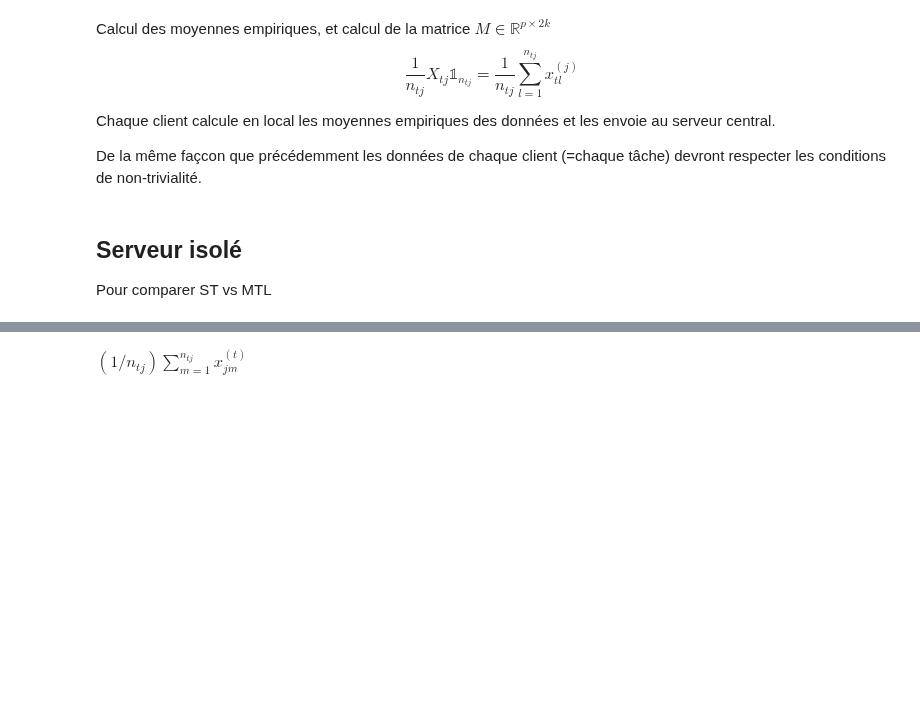
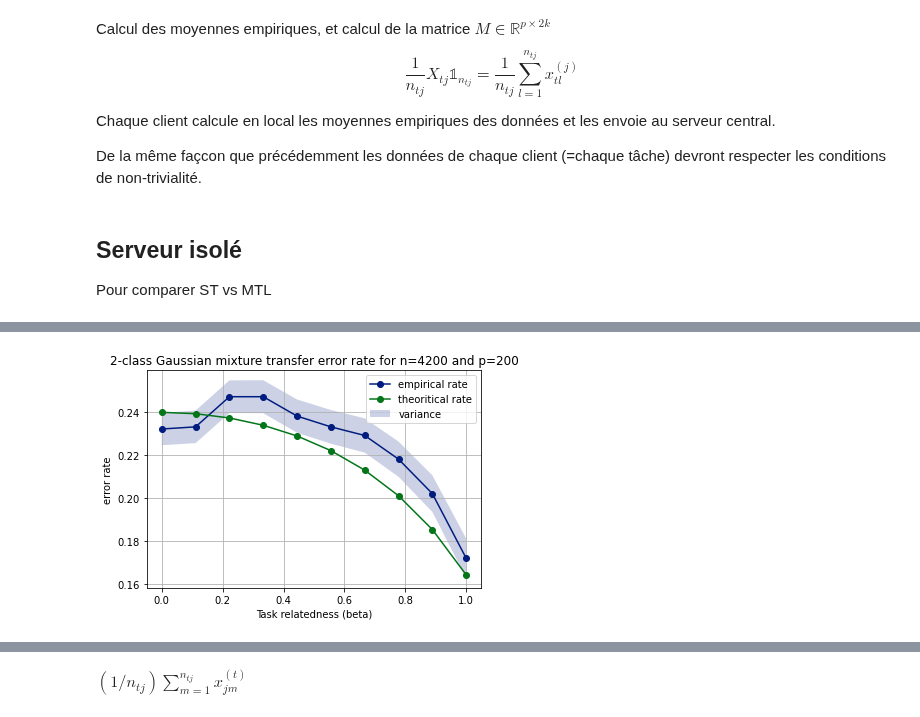
Before and after one commit to Sami-fak/DistributedMTLSPCA, a Jupyter notebook: binary-based_MTL.ipynb, the cells around one changed output, grey strips where cells are left out. Saved outputs shown, nothing was run; the diff lists cells and outputs as text; code cells hidden in the pictures; blank space fills up the shorter version.

```diff
--- a/binary-based_MTL.ipynb
+++ b/binary-based_MTL.ipynb
@@ -653,13 +803,15 @@ Pour comparer ST vs MTL
 # %%
-n = 2000
-p = 100
+n1 = 2000*2
+n2 = 100*2
+n = n1+n2
+p = 100*2
 m = 2
-t = 1
+t = 2
 beta = np.linspace(0,1,10)
-n_t = [[1000, 1000]]
-n_t_test = [[100, 100]]
+n_t = [[int(n1/2),int(n1/2)], [int(n2/2), int(n2/2)]]
+n_t_test = [[500, 500]]
 nt = sum(n_t_test[0])
-emp_rate, th_rate = [], []
+emp_rate, th_rate, var = [], [], []
 
 t_MM1 = []
 t_MM2 = []
@@ -667,59 +819,38 @@ t_SC = []
 t_inf1 = []
 t_inf2 = []
 
+random_state = 100
+
 for b in beta:
     # on crée les données synthétiques
-    mu_1 = np.zeros((p,1))
-    mu_1[0] = 1
-    M = [[mu_1, -mu_1]]
+    M = mean_matrix(b, p, random_state)
 #       print(M)
     # X1 is the local data of the first client
     # normalisation?
-    X = gaussian_synthetic_data(n, p, m, t, n_t, M, 100)
+    X = gaussian_synthetic_data(n, p, m, 2, n_t, M, random_state)
+    # ici on prend exactement les memes données que dans l'algo du dessus.
+
+    X1 = [X[0]]
+    # X2 is the local data of the second client
+    X2 = [X[1]]
 
     # data we want to test on our model, here new data of client n°2
-    X_test = gaussian_synthetic_data(nt, p, m, t, n_t_test, M, 100)
-
+    X_test = gaussian_synthetic_data(nt, p, m, 1, n_t_test, [M[1]], random_state)
 
     # On calcule les moyennes empiriques sur les données locales
-    MM = empirical_mean()
     t0 = time()
     MM1, diag1 = empirical_mean_old(1, m, X1, p, [n_t[0]])
     t_MM1.append(time() - t0)
+    t0 = time()
     MM2, diag2 = empirical_mean_old(1, m, X2, p, [n_t[1]])
-    t0 = time()
-    M_true = true_mean(M, p, t, m)
     t_MM2.append(time() - t0)
-#     print("MTM : ")
-#     print(MM1)
-#     print(MM2)
-    MM_true = M_true.T@M_true
 
 # CENTRAL SERVER
     # sending empirical means to central server
     t0 = time()
-    MM1T0 = np.reshape(MM1.T[0], (p, 1))
-    MM1T1 = np.reshape(MM1.T[1], (p, 1))
-    MM2T0 = np.reshape(MM2.T[0], (p, 1))
-    MM2T1 = np.reshape(MM2.T[1], (p, 1))
-    emp_means = [MM1T0, MM1T1, MM2T0, MM2T1]
-    MM_gathered = gather_empirical_mean(t, m, emp_means, [diag1[0], diag1[1], diag2[0], diag2[1]], p, n_t)
-#     print("MM_gathered : ")
-#     matprint(MM_gathered)
+    V, y, correlation_matrix, Dc, c0 = merging_center(MM1, MM2, diag1, diag2, t, m, p, n_t)
 
-    c = estimate_c(n_t, n, t, m)
-    c0 = p/n
-    Dc = np.diag(c)
-#     print("c = ", c)
-#     print("Correlation Matrix : ")
-    correlation_matrix = compute_M_cal(n, p, Dc, MM_gathered, display=False)
-    y = label_evaluation(t,m,Dc,MM_gathered, c0)
     t_SC.append(time() - t0)
-
-    correlation_matrix_true = compute_M_cal(n, p, Dc, MM_true, display=False)
-    y_true = label_evaluation(t,m,Dc,MM_true, c0)
-#     print("y = ")
-#     matprint(y)
 
     # when to normalize the data ?
     X1 = normalisation(X1, p)
@@ -735,26 +866,20 @@ for b in beta:
     # ou alors créer un J ?
 #     J = create_J(m, 2, n, n_t)
     t0 = time()
-    J1 = create_J(m, 1, n1, [n_t[0]])
-    V1 = compute_V(y[0:2], X1_train_aggregated, J1, n1)
     t_inf1.append(time() - t0)
 
     t0 = time()
-    J2 = create_J(m, 1, n2, [n_t[1]])
-    V2 = compute_V(y[2:], X2_train_aggregated, J2, n2)
     t_inf2.append(time() - t0)
 
+    VTX = V.T@X_test_aggregated
+    var.append(np.var(VTX))
 
-
-    #V_true = compute_V(y_true, X_train_aggregated, J, n)
-    # Comme ici c'est le client 2 qui a besoin d'optimiser son classifier on teste sur V2
-#     debug_histogram(V2, X_test_aggregated, n_t_test)
+#     debug_histogram(V, X_test_aggregated, n_t_test)
 #     print("V = ")
 #     print(V)
     m_t = create_mt(t, m, y, Dc, correlation_matrix)
-    m_t_true = create_mt(t, m, y_true, Dc, correlation_matrix_true)
 
-    emp_rate.append(compute_error_rate(X_test, V2, m_t, 1, m, n_t_test, Dc, c0))
+    emp_rate.append(compute_error_rate(X_test, V, m_t, 1, m, n_t_test, Dc, c0))
 #     th_rate.append(error_rate(t, m,  Dc, MM_true, c0)[0][0])
 #     print(emp_rate, th_rate)
 
@@ -777,3 +902,4 @@ plt.xlabel("Task relatedness (beta)")
 plt.ylabel("error rate")
 plt.grid()
 plt.show()
+# %% [output]
@@ -779,0 +923 @@ plt.show()
+[figure, added]
```
Also changed, not shown: parts of 16 cells of this notebook, 12 other files.
